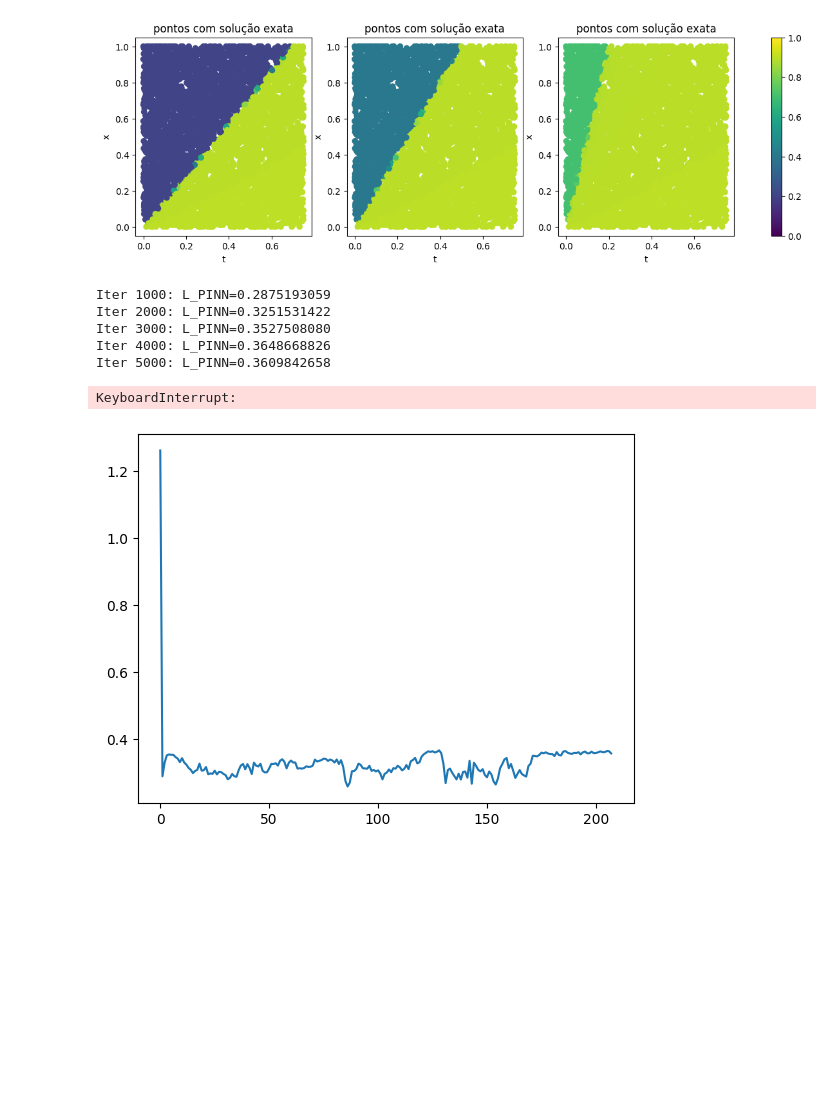
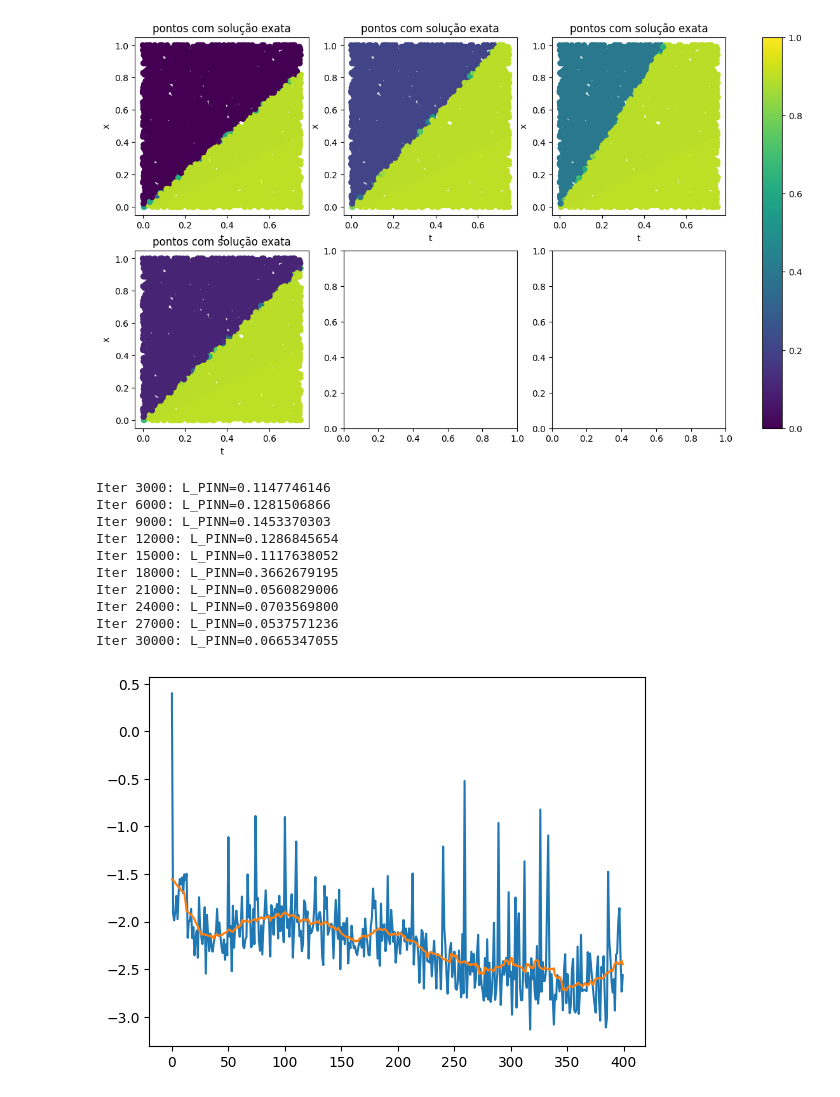
Before and after one commit to joaovmeyer/PINN-experiments, a Jupyter notebook: DeepONet.ipynb, the cells around one changed output. Saved outputs shown, nothing was run; the diff lists cells and outputs as text; code cells hidden in the pictures; blank space fills up the shorter version.

```diff
--- a/DeepONet.ipynb
+++ b/DeepONet.ipynb
@@ -22,7 +22,7 @@ def ODE_system_solver(f, y0, t0, final_t, step = 1e-4):
 class PDE:
 
     def __init__(self, u0):
-        self.S_inicial = u0(torch.tensor([[0.0, 0.0]]))[0, 0]
+        self.S_inicial = u0(torch.tensor([[0.0, 0.0, 0.0]]))[0, 0]
         self.S_left = 0.9
         self.u0 = u0
 
@@ -67,5 +67,7 @@ class PDE:
     def f_tilde(self, S):
         return torch.where(S < self.s_star, self.f(self.S_inicial) + self.sigma * (S - self.S_inicial), self.f(S))
 # %%
-pdes = [PDE(lambda x: x[:, :1] * 0 + 0.2), PDE(lambda x: x[:, :1] * 0 + 0.4), PDE(lambda x: x[:, :1] * 0 + 0.7)]
+pdes = [
+    PDE(lambda x: x[:, :1] * 0 + 0.0), PDE(lambda x: x[:, :1] * 0 + 0.2), PDE(lambda x: x[:, :1] * 0 + 0.4), PDE(lambda x: x[:, :1] * 0 + 0.1)
+]
 # %% [output]
@@ -102,30 +105,30 @@ idxs_x = np.random.randint(low=0, high=Nx, size=N_plot)
 # %%
 cols = min(3, len(pdes))
 rows = np.ceil(len(pdes) / cols).astype(int)
 
 fig, axes = plt.subplots(rows, cols, figsize=(5*cols, 4*rows))
 axes = np.atleast_1d(axes).flatten()
 
 uss = list()
 
 for i, pde in enumerate(pdes):
     xs = torch.linspace(0, L, Nx)
-    S0 = pde.u0(xs.reshape(-1, 1)).flatten()
+    S0 = pde.u0(torch.column_stack((torch.zeros((Nx, 2)), xs.reshape(-1, 1)))).flatten()
 
     ts, us = ODE_system_solver(functools.partial(pde.rhs, dx=dx), S0, 0, T_max, dt)
     uss.append(us)
 
     X_plot = np.stack((ts[idxs_t], xs[idxs_x]), axis=1)
     u_plot = us[idxs_t, idxs_x]
 
     sc = axes[i].scatter(X_plot[:, 0], X_plot[:, 1], c=u_plot, cmap="viridis", vmin=0, vmax=1)
     axes[i].set_xlabel('t')
     axes[i].set_ylabel('x')
     axes[i].set_title('pontos com solução exata')
 
 cbar = fig.colorbar(sc, ax=axes, orientation='vertical')
 # %% [output]
-[figure, old version]
+[figure, new version]
 # %%
 def sample_points(N_colocacao, N_contorno, N_inicial, max_t = T_max):
     X_colocacao = torch.cat([
@@ -317,7 +312,7 @@ for it in range(n_iter):
     X_batch_inicial = X_inicial[torch.randint(0, N_inicial, (batch_inicial,))]
     X_batch = torch.cat((X_batch_contorno, X_batch_inicial, X_batch_colocacao), dim=0).requires_grad_(True)
 
-    y_fake = deeponet(X_batch)
+    y_fake = PINN_model(X_batch)
 
     y_fake_contorno = y_fake[0:batch_contorno, :]
     y_fake_inicial = y_fake[batch_contorno:batch_contorno + batch_inicial, :]
@@ -330,21 +325,26 @@ for it in range(n_iter):
 
     if it % N_change_points == 0:
         todas_loss.append(L_PINN.item())
-        X_colocacao, X_contorno, X_inicial = resample_ozanski(X_colocacao, X_contorno, X_inicial, deeponet)
+        X_colocacao, X_contorno, X_inicial = resample_ozanski(X_colocacao, X_contorno, X_inicial, PINN_model)
 
     if (it + 1) % (n_iter // 10) == 0:
         print(f"Iter {it+1}: L_PINN={L_PINN.item():.10f}")
 # %% [output]
-Iter 1000: L_PINN=0.2875193059
-Iter 2000: L_PINN=0.3251531422
-Iter 3000: L_PINN=0.3527508080
-Iter 4000: L_PINN=0.3648668826
-Iter 5000: L_PINN=0.3609842658
+Iter 3000: L_PINN=0.1147746146
+Iter 6000: L_PINN=0.1281506866
+Iter 9000: L_PINN=0.1453370303
+Iter 12000: L_PINN=0.1286845654
+Iter 15000: L_PINN=0.1117638052
+Iter 18000: L_PINN=0.3662679195
+Iter 21000: L_PINN=0.0560829006
+Iter 24000: L_PINN=0.0703569800
+Iter 27000: L_PINN=0.0537571236
+Iter 30000: L_PINN=0.0665347055
-KeyboardInterrupt:
 # %%
-plt.plot(todas_loss)
+plt.plot(np.log(todas_loss))
+plt.plot(scipy.ndimage.uniform_filter1d(np.log(todas_loss), size=25))
 plt.show()
 # %% [output]
-[figure, old version]
+[figure, new version]
 # %%
 # x_plot = torch.cat((X_colocacao, X_inicial, X_contorno))
```
Also changed, not shown: parts of 12 cells of this notebook.
